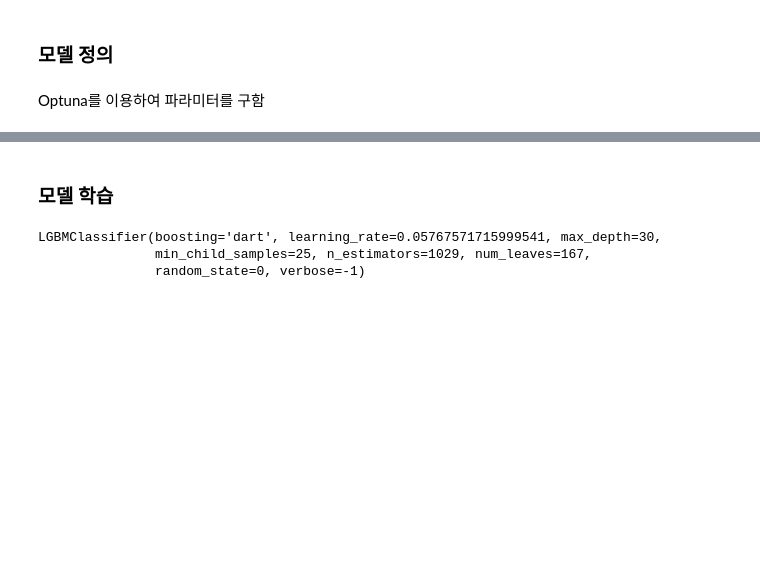
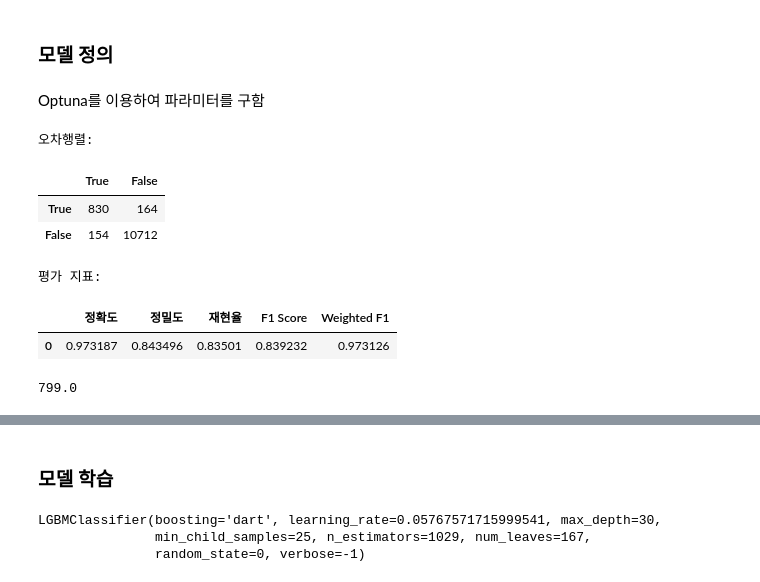
Before and after one commit to BaekJunehong/LG_Aimers_4th, a Jupyter notebook: Total_code.ipynb, the cells around one changed output, grey strips where cells are left out. Saved outputs shown, nothing was run; the diff lists cells and outputs as text; code cells hidden in the pictures; blank space fills up the shorter version.

```diff
--- a/Total_code.ipynb
+++ b/Total_code.ipynb
@@ -807,18 +811,24 @@ df_test_encoded = df_test_encoded.drop(['customer_idx', 'lead_owner'], axis=1)
 # %%
 from category_encoders import TargetEncoder
 
-smoothing1_list = ['enterprise','response_corporate','business_unit','business_area']
-smoothing2_list = [item for item in columns_to_encode if item not in smoothing1_list]
+smoothing1_list = ['enterprise','response_corporate','business_unit','business_area', 'customer_country.1']
+smoothing2_list = ['lead_owner', 'customer_idx', 'customer_country']
+smoothing3_list = [item for item in columns_to_encode if item not in smoothing1_list + smoothing2_list]
 
 for col in smoothing1_list:
     encoders = {col: TargetEncoder(smoothing=1) for col in smoothing1_list}
-    df_train_encoded[col] = encoders[col].fit_transform(df_train[col], df_train['is_converted'])
-    df_test_encoded[col] = encoders[col].transform(df_test[col])
+    df_train_encoded[col] = encoders[col].fit_transform(df_train_encoded[col], df_train['is_converted'])
+    df_test_encoded[col] = encoders[col].transform(df_test_encoded[col])
 
 for col in smoothing2_list:
-    encoders = {col: TargetEncoder(smoothing=10) for col in smoothing2_list}
-    df_train_encoded[col] = encoders[col].fit_transform(df_train[col], df_train['is_converted'])
-    df_test_encoded[col] = encoders[col].transform(df_test[col])
+    encoders = {col: TargetEncoder(smoothing=5) for col in smoothing2_list}
+    df_train_encoded[col] = encoders[col].fit_transform(df_train_encoded[col], df_train['is_converted'])
+    df_test_encoded[col] = encoders[col].transform(df_test_encoded[col])
+
+for col in smoothing3_list:
+    encoders = {col: TargetEncoder(smoothing=10) for col in smoothing3_list}
+    df_train_encoded[col] = encoders[col].fit_transform(df_train_encoded[col], df_train['is_converted'])
+    df_test_encoded[col] = encoders[col].transform(df_test_encoded[col])
 # %% [markdown]
 ### com_reg_ver_win_rate 변수
 # %% [markdown]
@@ -924,3 +982,35 @@ x_train, y_train = resample.fit_resample(x_train, y_train)
 ### 모델 정의
 # %% [markdown]
 Optuna를 이용하여 파라미터를 구함
+# %%
+# LightGBM_dart
+lgbm_dart_model = LGBMClassifier(
+    n_estimators=1029
+    , num_leaves=167
+    , max_depth=30
+    , learning_rate=0.05767571715999541
+    , min_child_samples=25
+    , verbose=-1
+    , boosting='dart'  # dart 사용
+    , random_state=0
+)
+
+lgbm_dart_model.fit(x_train, y_train)
+
+pred = lgbm_dart_model.predict(x_val)
+get_clf_eval(y_val, pred)
+
+# 예측에 필요한 데이터 분리
+x_test = df_test_encoded.drop(["is_converted", "id"], axis=1)
+
+test_pred = lgbm_dart_model.predict(x_test)
+sum(test_pred) # True로 예측된 개수
+# %% [output]
+오차행렬:
+|  | True | False |
+| True | 830 | 164 |
+| False | 154 | 10712 |
+평가 지표:
+|  | 정확도 | 정밀도 | 재현율 | F1 Score | Weighted F1 |
+| 0 | 0.973187 | 0.843496 | 0.83501 | 0.839232 | 0.973126 |
+799.0
```
Also changed, not shown: parts of 23 cells of this notebook, 6 other files.
